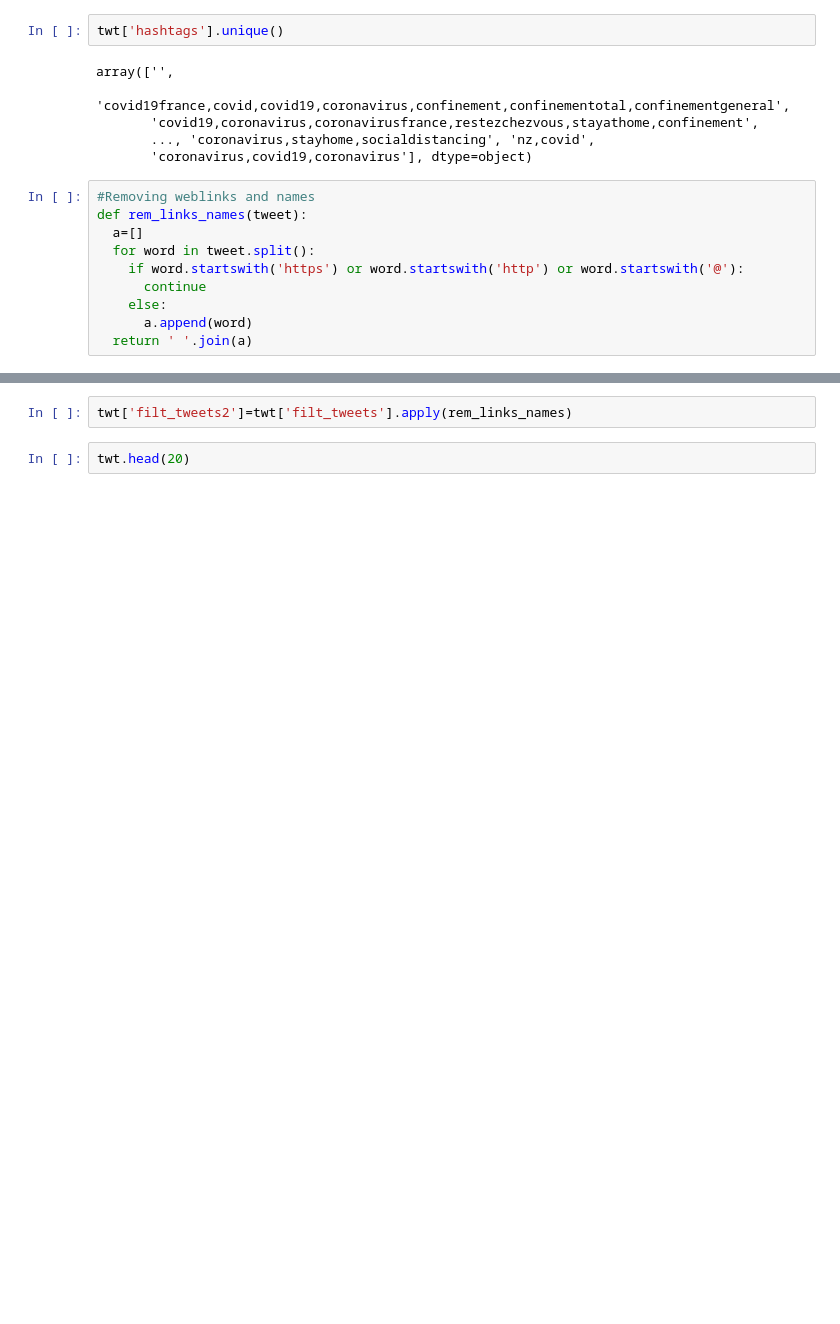
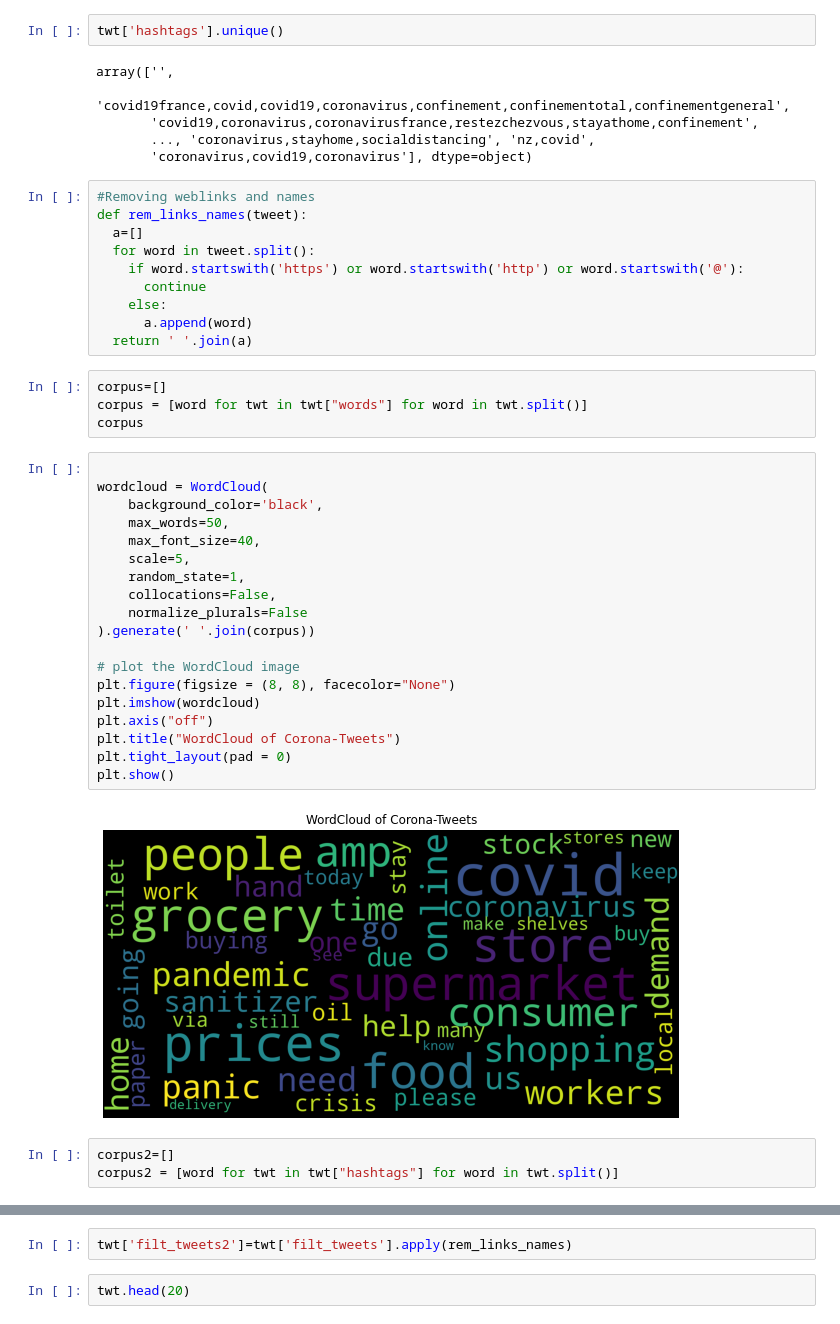
Before and after one commit to AkshayRai20/Projects1, a Jupyter notebook: Akshay_Rai_Team_1_Capstone_Project_2.ipynb, the cells around one changed output, grey strips where cells are left out. Saved outputs shown, nothing was run; the diff lists cells and outputs as text; blank space fills up the shorter version.

```diff
--- a/Akshay_Rai_Team_1_Capstone_Project_2.ipynb
+++ b/Akshay_Rai_Team_1_Capstone_Project_2.ipynb
@@ -305,3 +349,31 @@ def rem_links_names(tweet):
     else:
       a.append(word)
   return ' '.join(a)
+# %%
+corpus=[]
+corpus = [word for twt in twt["words"] for word in twt.split()]
+corpus
+# %%
+
+wordcloud = WordCloud(
+    background_color='black',
+    max_words=50,
+    max_font_size=40,
+    scale=5,
+    random_state=1,
+    collocations=False,
+    normalize_plurals=False
+).generate(' '.join(corpus))
+
+# plot the WordCloud image
+plt.figure(figsize = (8, 8), facecolor="None")
+plt.imshow(wordcloud)
+plt.axis("off")
+plt.title("WordCloud of Corona-Tweets")
+plt.tight_layout(pad = 0)
+plt.show()
+# %% [output]
+[figure, added]
+# %%
+corpus2=[]
+corpus2 = [word for twt in twt["hashtags"] for word in twt.split()]
```
Also changed, not shown: parts of 40 cells of this notebook.
